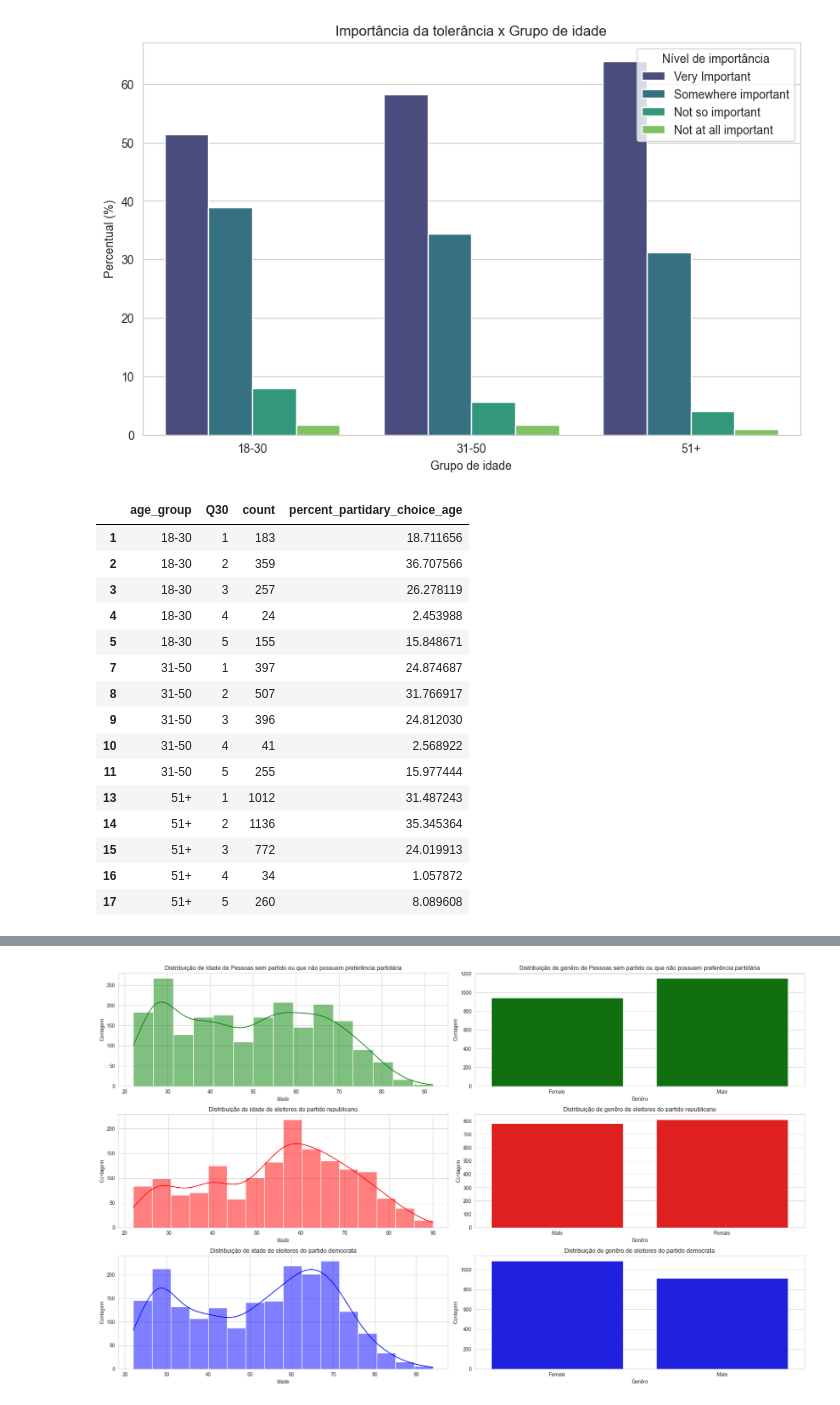
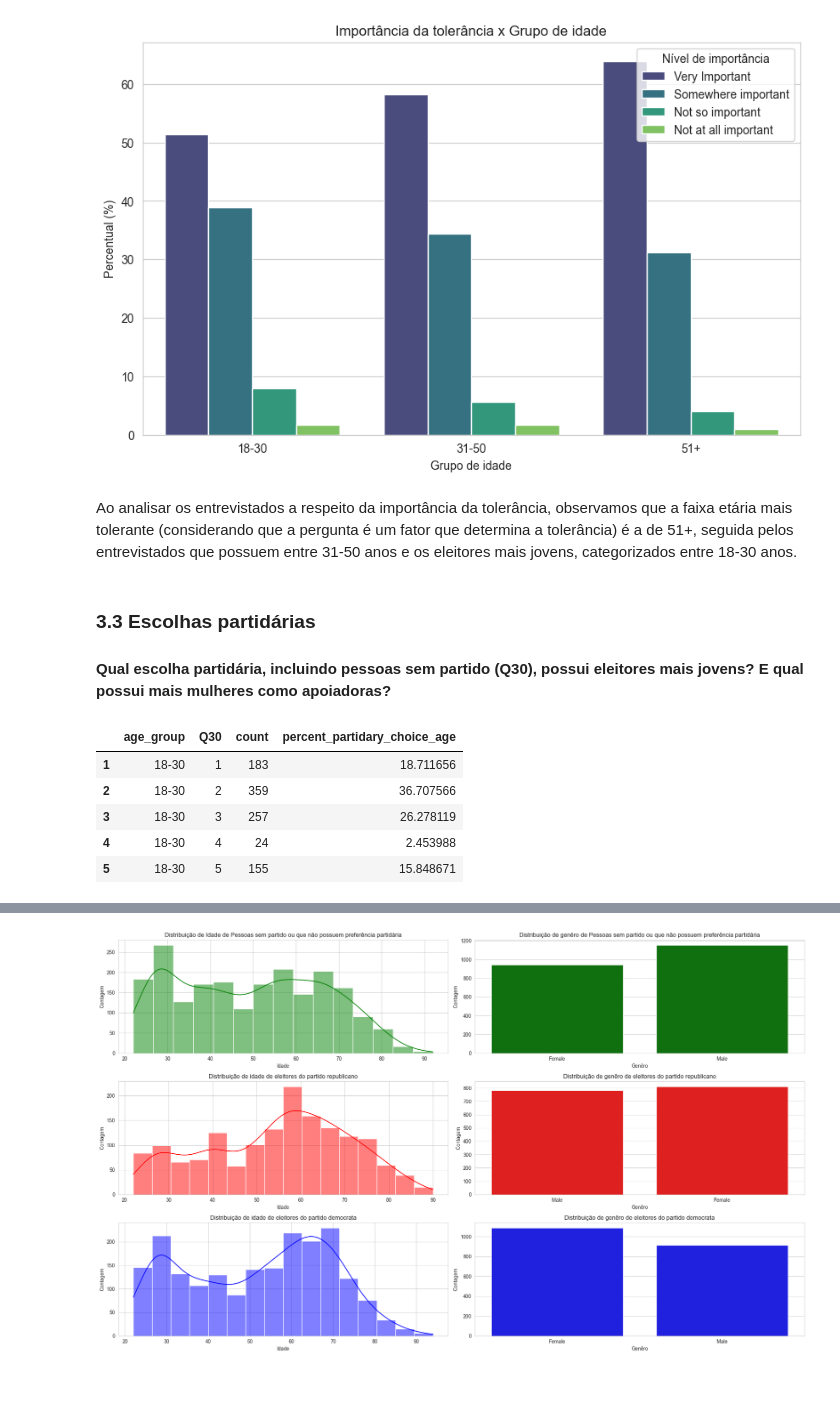
Before and after one commit to raulward/non-voters-project, a Jupyter notebook: workbook.ipynb, the cells around one changed output, grey strips where cells are left out. Cells and saved outputs as stored; diff of their text form; code cells hidden in the pictures.

```diff
--- a/workbook.ipynb
+++ b/workbook.ipynb
@@ -319,33 +321,31 @@ plt.legend(title="Nível de importância")
 plt.show()
 # %% [output]
 [figure]
+# %% [markdown]
+Ao analisar os entrevistados a respeito da importância da tolerância, observamos que a faixa etária mais tolerante (considerando que a pergunta é um fator que determina a tolerância) é a de 51+, seguida pelos entrevistados que possuem entre 31-50 anos e os eleitores mais jovens, categorizados entre 18-30 anos.
+# %% [markdown]
+### **3.3 Escolhas partidárias** <h3>
+
+**Qual escolha partidária, incluindo pessoas sem partido (Q30), possui eleitores mais jovens? E qual possui mais mulheres como apoiadoras?**
 # %%
 df_voter_choice = df_non_voters[["age_group", "Q30"]]
+
+df_voter_choice = df_voter_choice[df_voter_choice["age_group"] == "18-30"]
 
 df_voter_choice = df_voter_choice.groupby(["age_group", "Q30"]).size().reset_index(name="count")
 
 df_voter_choice = df_voter_choice[df_voter_choice["Q30"] != -1]
 
 df_voter_choice["percent_partidary_choice_age"] = df_voter_choice.groupby("age_group")["count"].transform(lambda x: x/x.sum() * 100)
 
 df_voter_choice
 # %% [output]
 |  | age_group | Q30 | count | percent_partidary_choice_age |
 | 1 | 18-30 | 1 | 183 | 18.711656 |
 | 2 | 18-30 | 2 | 359 | 36.707566 |
 | 3 | 18-30 | 3 | 257 | 26.278119 |
 | 4 | 18-30 | 4 | 24 | 2.453988 |
 | 5 | 18-30 | 5 | 155 | 15.848671 |
-| 7 | 31-50 | 1 | 397 | 24.874687 |
-| 8 | 31-50 | 2 | 507 | 31.766917 |
-| 9 | 31-50 | 3 | 396 | 24.812030 |
-| 10 | 31-50 | 4 | 41 | 2.568922 |
-| 11 | 31-50 | 5 | 255 | 15.977444 |
-| 13 | 51+ | 1 | 1012 | 31.487243 |
-| 14 | 51+ | 2 | 1136 | 35.345364 |
-| 15 | 51+ | 3 | 772 | 24.019913 |
-| 16 | 51+ | 4 | 34 | 1.057872 |
-| 17 | 51+ | 5 | 260 | 8.089608 |
 # %%
 def partidary_choice(num):
     if num == 1:
```
Also changed, not shown: parts of 22 cells of this notebook.
